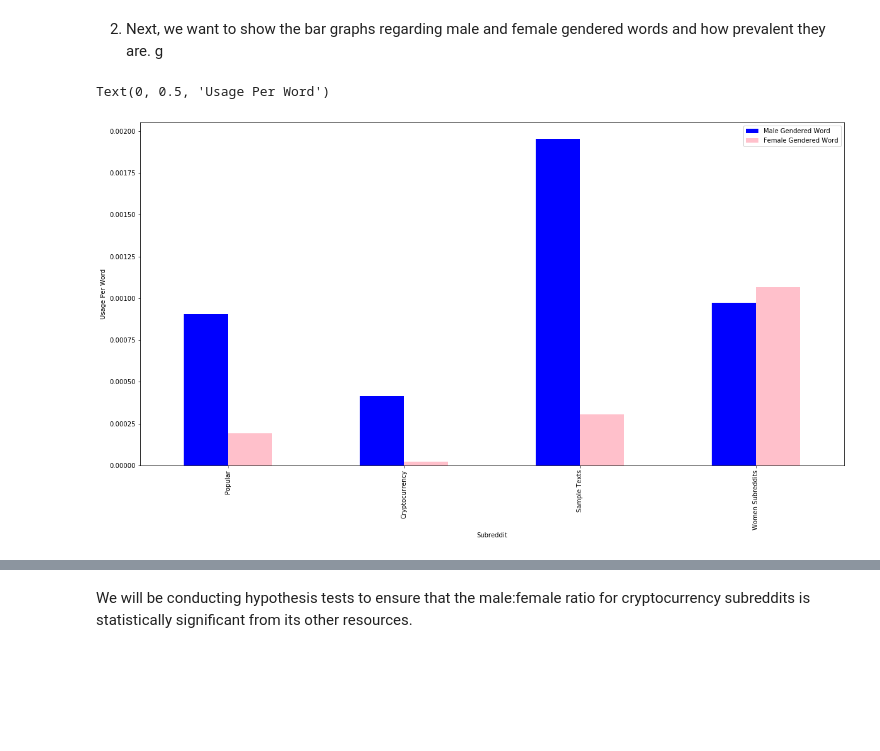
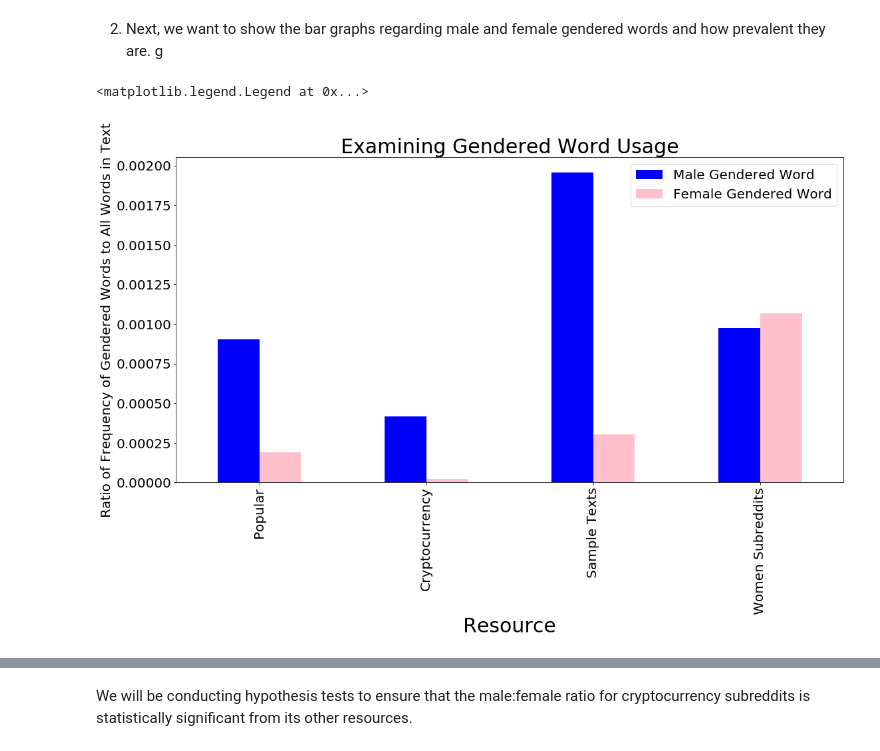
Before and after one commit to chas3stockwell/capstone, a Jupyter notebook: Capstone Group Graphs.ipynb, the cells around one changed output, grey strips where cells are left out. Drawn from its saved outputs; the diff is of its cells as text; code cells hidden in the pictures; blank space fills up the shorter version.

```diff
--- a/Capstone Group Graphs.ipynb
+++ b/Capstone Group Graphs.ipynb
@@ -168,37 +173,40 @@ def gendered_words( total_words, dict_of_words):
     f_count = 0
     for index in gendered_word_list_f:
         if index in all_man_words:
             female_genderness_words[index] = dict_of_words[index]
             f_count += dict_of_words[index]
 
     return (m_count, f_count)
 
 
 crypto_gen = gendered_words(crypto_filtered_word_freq.keys(), crypto_filtered_word_freq)
 pop_gen = gendered_words(pop_filtered_word_freq.keys(), pop_filtered_word_freq)
 txt_gen = gendered_words(txt_filtered_word_freq.keys(), txt_filtered_word_freq)
 women_gen = gendered_words(women_filtered_word_freq.keys(), women_filtered_word_freq)
 
 
 data = {'Label': ['Male Gendered Word', 'Male Gendered Word', 'Male Gendered Word',
                   'Female Gendered Word', 'Female Gendered Word', 'Female Gendered Word'],
         'Reddit':['Popular', 'Crypto', 'Emma', 'Popular', 'Crypto', 'Emma'],
         'Usage Per Post': [pop_gen[0] / len(pop_tokenized_text), crypto_gen[0] / len(crypto_tokenized_text), txt_gen[0] / len(txt_tokenized_text), women_gen[0] / len(women_tokenized_text),
                            pop_gen[1] / len(pop_tokenized_text), crypto_gen[1] / len(crypto_tokenized_text), txt_gen[1] / len(txt_tokenized_text), women_gen[1] / len(women_tokenized_text)]}
 
 gendered_df = pd.DataFrame([[pop_gen[0] / len(pop_tokenized_text), pop_gen[1] / len(pop_tokenized_text)],
                             [crypto_gen[0] / len(crypto_tokenized_text), crypto_gen[1] / len(crypto_tokenized_text)],
                             [txt_gen[0] / len(txt_tokenized_text), txt_gen[1] / len(txt_tokenized_text)],
                             [women_gen[0] / len(women_tokenized_text), women_gen[1] / len(women_tokenized_text)]],
                            columns=['Male Gendered Word', 'Female Gendered Word'])
 
 gendered_df['Subreddit'] = ['Popular', 'Cryptocurrency', 'Sample Texts', 'Women Subreddits']
 gendered_df = gendered_df.set_index('Subreddit')
-ax = gendered_df.plot(kind = 'bar', color = ['b', 'pink'], figsize = [20, 10])
-ax.set_ylabel('Usage Per Word')
+ax = gendered_df.plot(kind = 'bar', color = ['b', 'pink'], figsize = [18, 9], fontsize = 20)
+ax.set_ylabel('Ratio of Frequency of Gendered Words to All Words in Text', size = 20)
+ax.set_xlabel('Resource', size = 30)
+ax.set_title('Examining Gendered Word Usage', fontsize = 30)
+ax.legend(fontsize=20)
 # %% [output]
-Text(0, 0.5, 'Usage Per Word')
+<matplotlib.legend.Legend at 0x...>
-[figure, old version]
+[figure, new version]
 # %%
 gendered_df['Percent of Male'] = gendered_df['Female Gendered Word'] / gendered_df['Male Gendered Word']
 gendered_df
```
Also changed, not shown: parts of 8 cells of this notebook.
